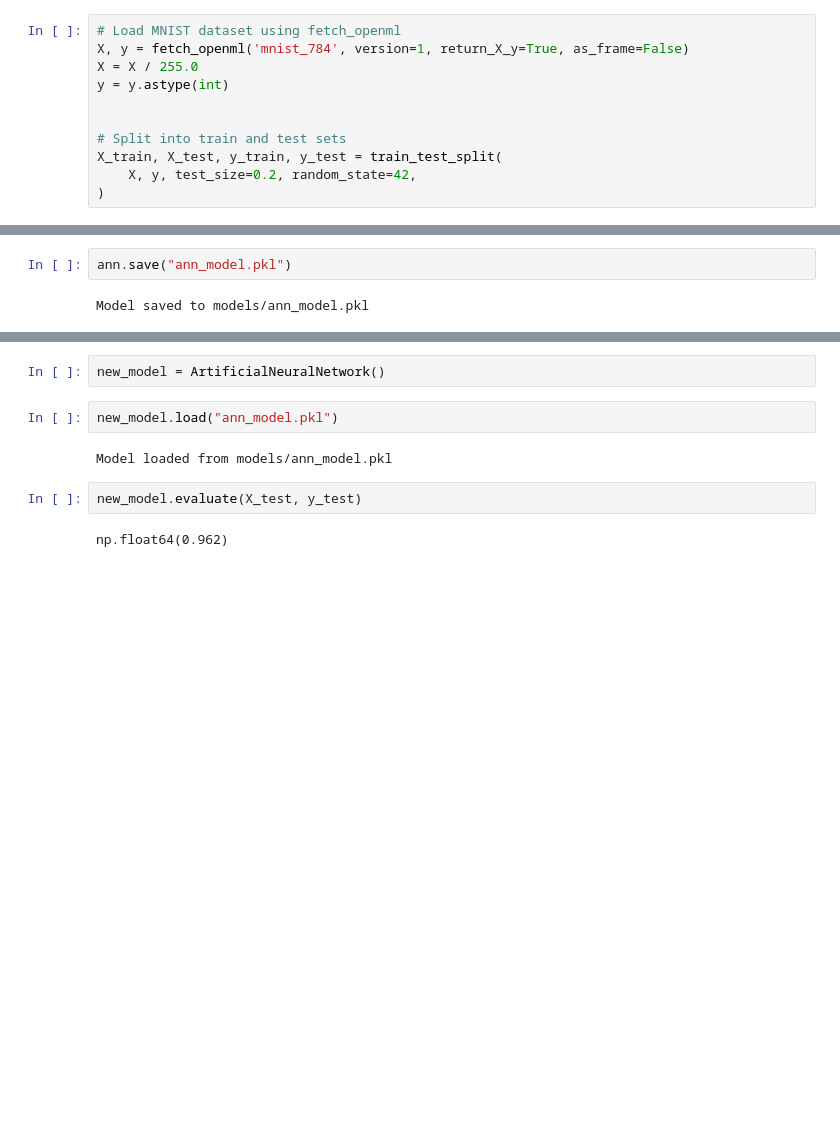
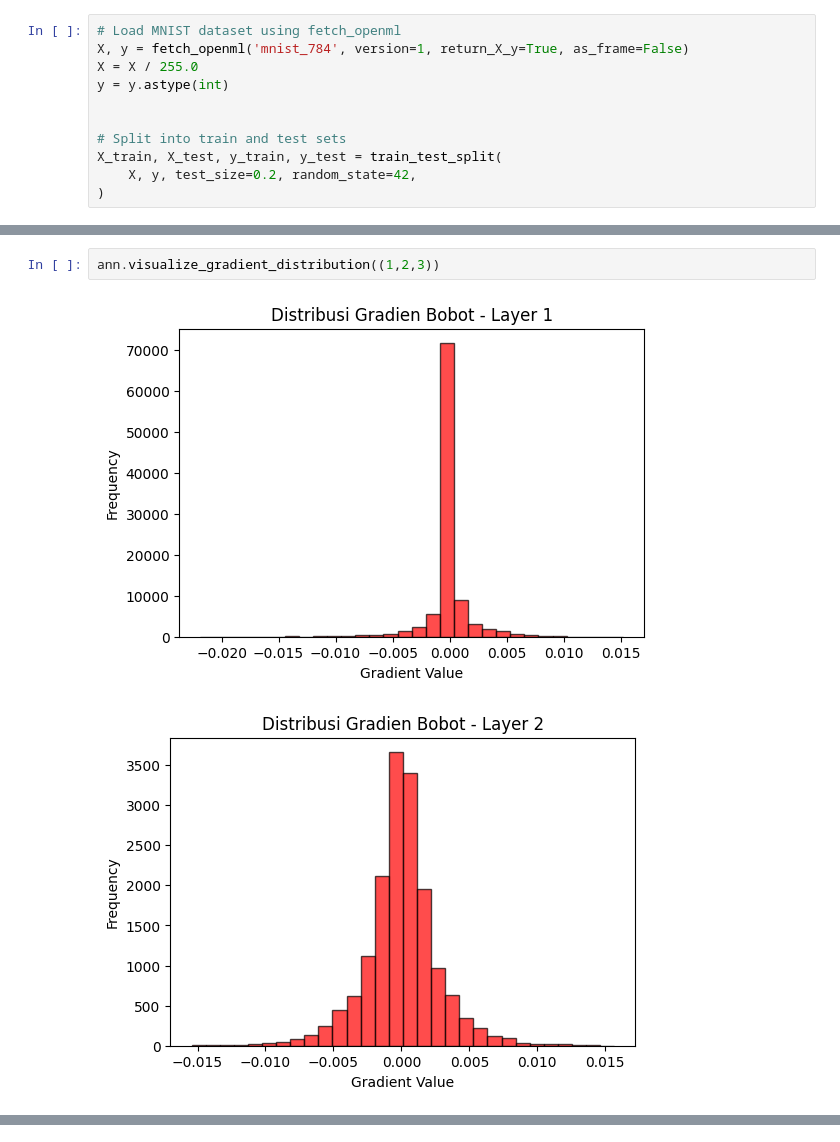
Before and after one commit to fauzanazz/Tubess-1-IF3270-PembelajaranMesin, a Jupyter notebook: simple.ipynb, the cells around one changed output, grey strips where cells are left out. Cells and saved outputs as stored; diff of their text form; blank space fills up the shorter version.

```diff
--- a/simple.ipynb
+++ b/simple.ipynb
@@ -126,4 +109,5 @@ ann.visualize_weight_distribution((1,2,3))
 # %%
-ann.save("ann_model.pkl")
+ann.visualize_gradient_distribution((1,2,3))
 # %% [output]
-Model saved to models/ann_model.pkl
+[figure, added]
+[figure, added]
@@ -130,13 +115,3 @@ Model saved to models/ann_model.pkl
-# %%
-new_model = ArtificialNeuralNetwork()
-# %%
-new_model.load("ann_model.pkl")
-# %% [output]
-Model loaded from models/ann_model.pkl
-# %%
-new_model.evaluate(X_test, y_test)
-# %% [output]
-np.float64(0.962)
 # %%
 # Compare with MLP
 
```
Also changed, not shown: parts of 7 cells of this notebook, 3 other files.
